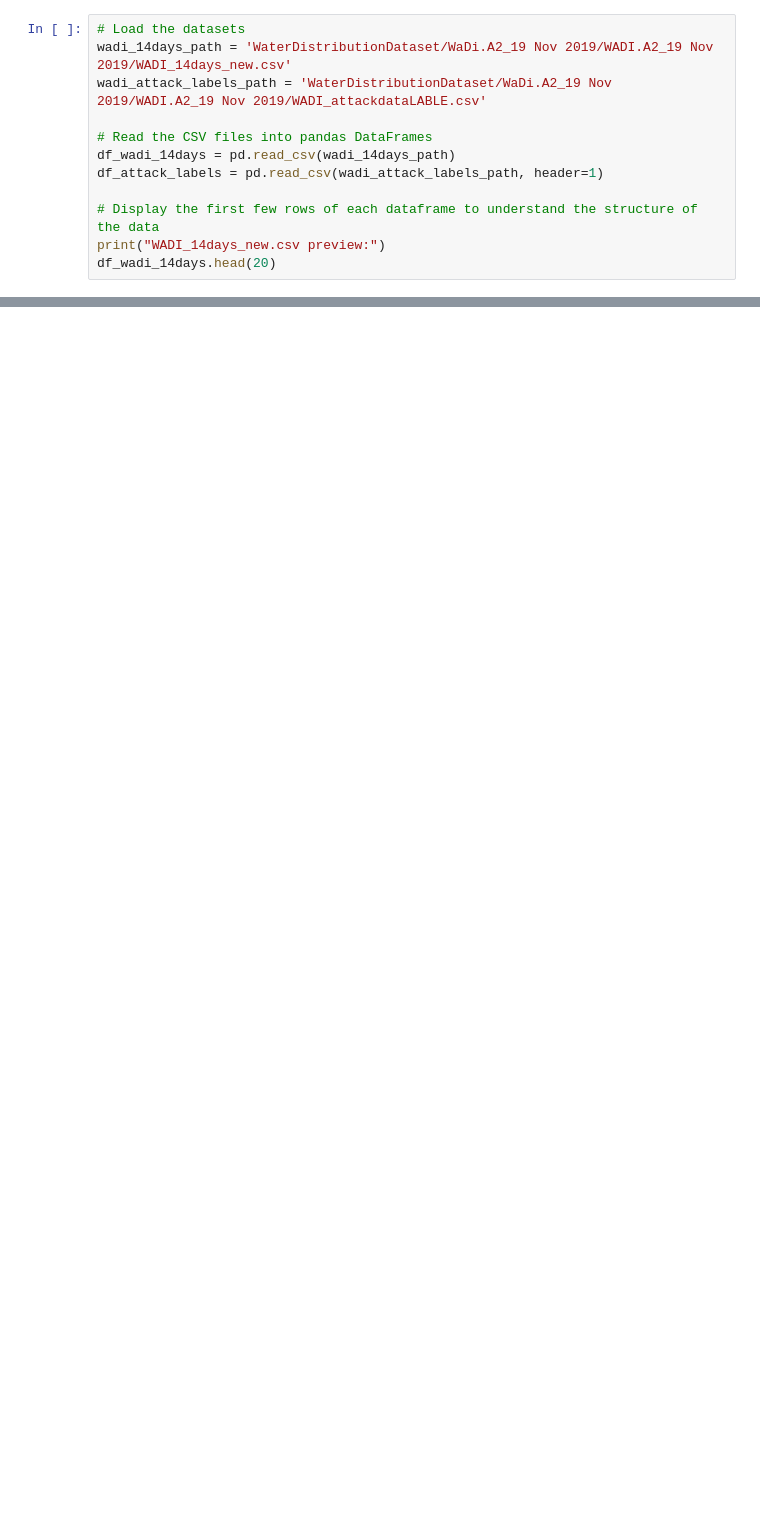
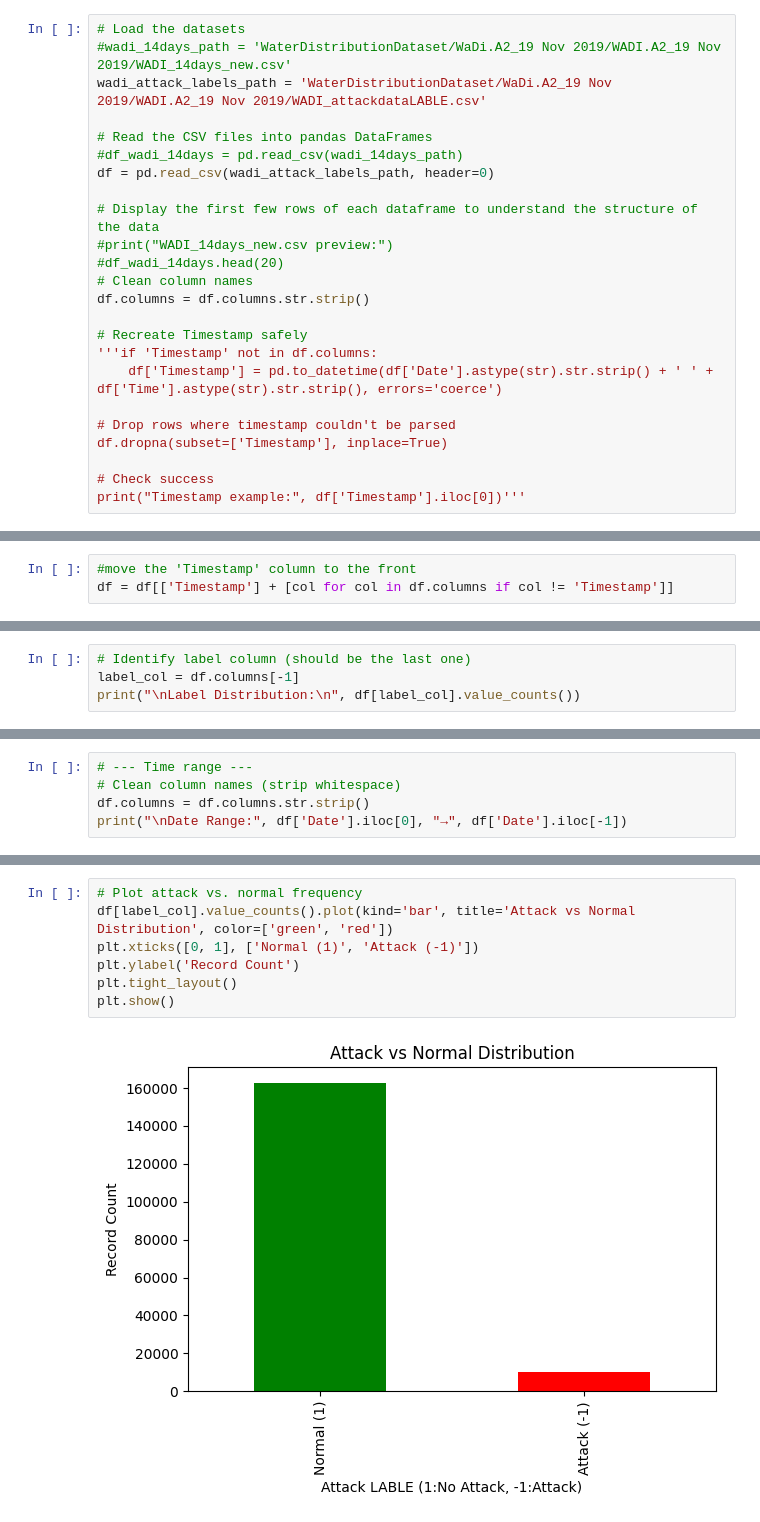
Before and after one commit to ambolatunji/smartfactoriesim, a Jupyter notebook: eda.ipynb, the cells around one changed output, grey strips where cells are left out. Drawn from its saved outputs; the diff is of its cells as text; blank space fills up the shorter version.

```diff
--- a/eda.ipynb
+++ b/eda.ipynb
@@ -41,13 +86,25 @@ Extracted: WaterDistributionDataset/WaDi.A2_19 Nov 2019.zip
 # %%
 # Load the datasets
-wadi_14days_path = 'WaterDistributionDataset/WaDi.A2_19 Nov 2019/WADI.A2_19 Nov 2019/WADI_14days_new.csv'
+#wadi_14days_path = 'WaterDistributionDataset/WaDi.A2_19 Nov 2019/WADI.A2_19 Nov 2019/WADI_14days_new.csv'
 wadi_attack_labels_path = 'WaterDistributionDataset/WaDi.A2_19 Nov 2019/WADI.A2_19 Nov 2019/WADI_attackdataLABLE.csv'
 
 # Read the CSV files into pandas DataFrames
-df_wadi_14days = pd.read_csv(wadi_14days_path)
-df_attack_labels = pd.read_csv(wadi_attack_labels_path, header=1)
+#df_wadi_14days = pd.read_csv(wadi_14days_path)
+df = pd.read_csv(wadi_attack_labels_path, header=0)
 
 # Display the first few rows of each dataframe to understand the structure of the data
-print("WADI_14days_new.csv preview:")
-df_wadi_14days.head(20)
+#print("WADI_14days_new.csv preview:")
+#df_wadi_14days.head(20)
+# Clean column names
+df.columns = df.columns.str.strip()
+
+# Recreate Timestamp safely
+'''if 'Timestamp' not in df.columns:
+    df['Timestamp'] = pd.to_datetime(df['Date'].astype(str).str.strip() + ' ' + df['Time'].astype(str).str.strip(), errors='coerce')
+
+# Drop rows where timestamp couldn't be parsed
+df.dropna(subset=['Timestamp'], inplace=True)
+
+# Check success
+print("Timestamp example:", df['Timestamp'].iloc[0])'''
 # %% [output]
@@ -95,0 +162,3 @@ WADI_attackdataLABLE.csv preview:
+# %%
+#move the 'Timestamp' column to the front
+df = df[['Timestamp'] + [col for col in df.columns if col != 'Timestamp']]
@@ -132,0 +261,4 @@ print("\nMissing values in WADI_attackdataLABLE.csv:", df_attack_labels.isnull()
+# %%
+# Identify label column (should be the last one)
+label_col = df.columns[-1]
+print("\nLabel Distribution:\n", df[label_col].value_counts())
@@ -132,0 +281,5 @@ print("\nMissing values in WADI_attackdataLABLE.csv:", df_attack_labels.isnull()
+# %%
+# --- Time range ---
+# Clean column names (strip whitespace)
+df.columns = df.columns.str.strip()
+print("\nDate Range:", df['Date'].iloc[0], "→", df['Date'].iloc[-1])
@@ -132,0 +288,9 @@ print("\nMissing values in WADI_attackdataLABLE.csv:", df_attack_labels.isnull()
+# %%
+# Plot attack vs. normal frequency
+df[label_col].value_counts().plot(kind='bar', title='Attack vs Normal Distribution', color=['green', 'red'])
+plt.xticks([0, 1], ['Normal (1)', 'Attack (-1)'])
+plt.ylabel('Record Count')
+plt.tight_layout()
+plt.show()
+# %% [output]
+[figure, added]
```
Also changed, not shown: parts of 43 cells of this notebook, 9 other files.
